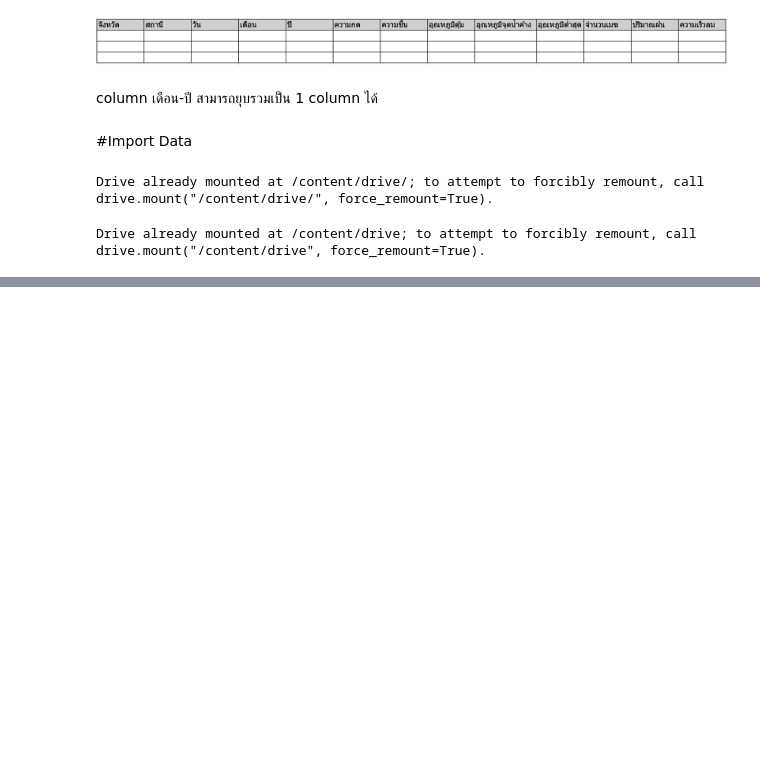
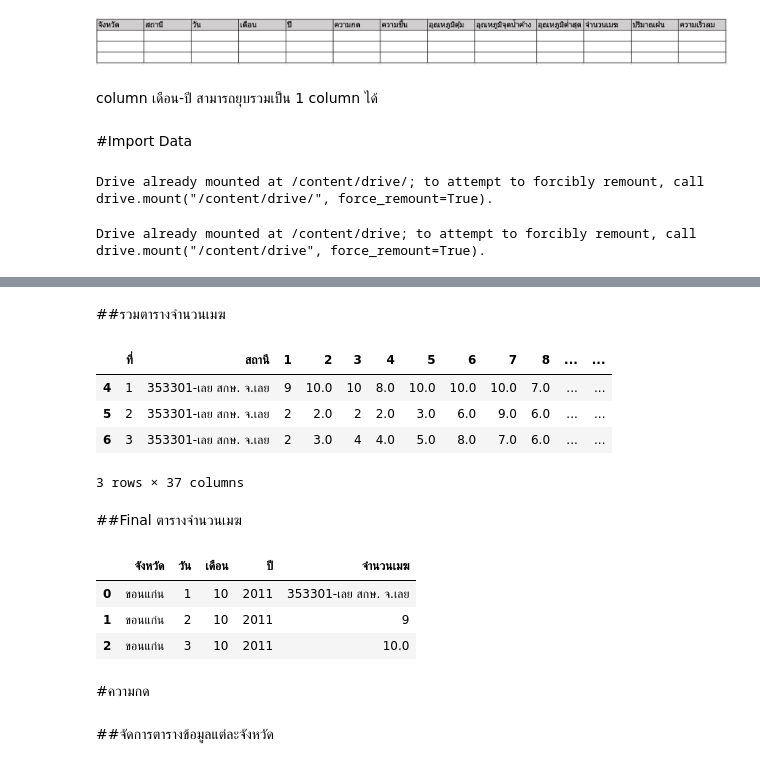
Before and after one commit to Aomaphisara/bsc_dpdm22, a Jupyter notebook: Quiz_Group_5_20_of_Midterm.ipynb, the cells around one changed output, grey strips where cells are left out. Cells and saved outputs as stored; diff of their text form; code cells hidden in the pictures; blank space fills up the shorter version.

```diff
--- a/Quiz_Group_5_20_of_Midterm.ipynb
+++ b/Quiz_Group_5_20_of_Midterm.ipynb
@@ -460,0 +335,12 @@ sk_wind[['จังหวัด', 'สถานี', 'เดือน', 'ปี'
+# %% [markdown]
+##รวมตารางจำนวนเมฆ
+# %%
+all_clouds = [kk_clouds, nkp_clouds, l_clouds, sk_clouds, nk_clouds]
+clouds = pd.concat(all_clouds)
+clouds.head(3)
+# %% [output]
+|  | ที่ | สถานี | 1 | 2 | 3 | 4 | 5 | 6 | 7 | 8 | ... | ... |
+| 4 | 1 | 353301-เลย สกษ. จ.เลย | 9 | 10.0 | 10 | 8.0 | 10.0 | 10.0 | 10.0 | 7.0 | ... | ... |
+| 5 | 2 | 353301-เลย สกษ. จ.เลย | 2 | 2.0 | 2 | 2.0 | 3.0 | 6.0 | 9.0 | 6.0 | ... | ... |
+| 6 | 3 | 353301-เลย สกษ. จ.เลย | 2 | 3.0 | 4 | 4.0 | 5.0 | 8.0 | 7.0 | 6.0 | ... | ... |
+3 rows × 37 columns
@@ -460,0 +353,14 @@ sk_wind[['จังหวัด', 'สถานี', 'เดือน', 'ปี'
+# %% [markdown]
+##Final ตารางจำนวนเมฆ
+# %%
+clouds_final = pd.DataFrame(allclouds, columns=['จังหวัด','วัน','เดือน','ปี','จำนวนเมฆ'])
+clouds_final.head(3)
+# %% [output]
+|  | จังหวัด | วัน | เดือน | ปี | จำนวนเมฆ |
+| 0 | ขอนแก่น | 1 | 10 | 2011 | 353301-เลย สกษ. จ.เลย |
+| 1 | ขอนแก่น | 2 | 10 | 2011 | 9 |
+| 2 | ขอนแก่น | 3 | 10 | 2011 | 10.0 |
+# %% [markdown]
+#ความกด
+# %% [markdown]
+##จัดการตารางข้อมูลแต่ละจังหวัด
```
Also changed, not shown: parts of 126 cells of this notebook.
